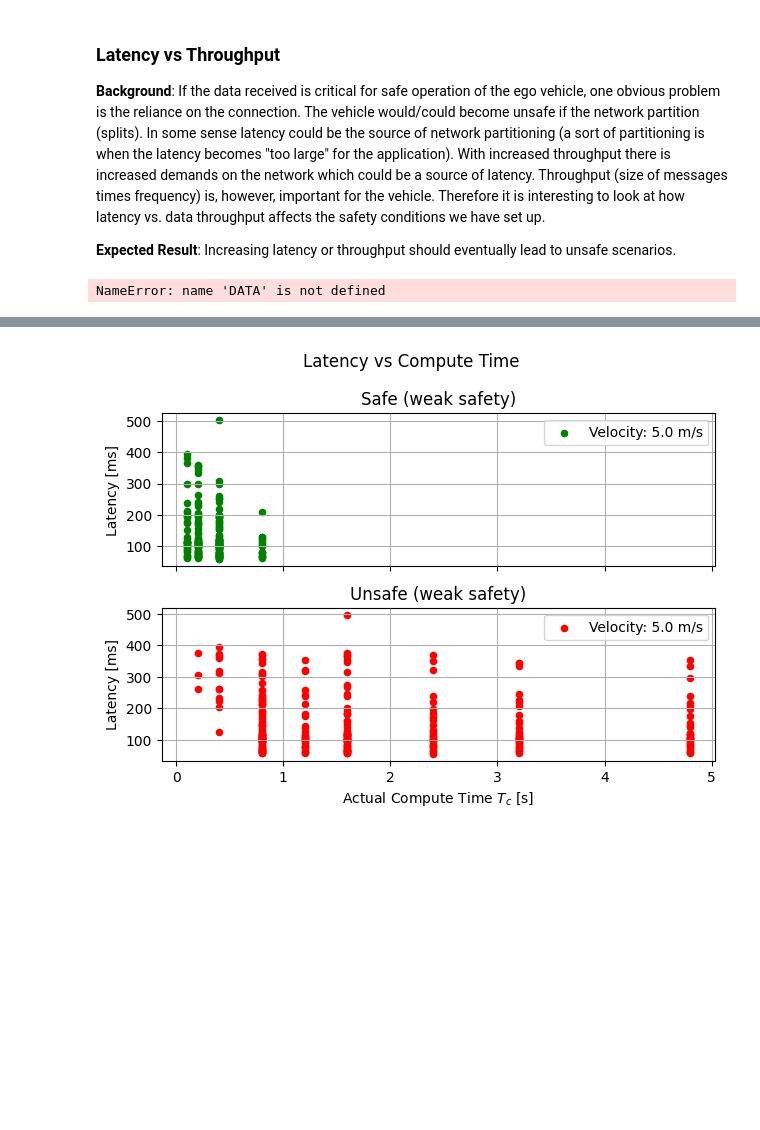
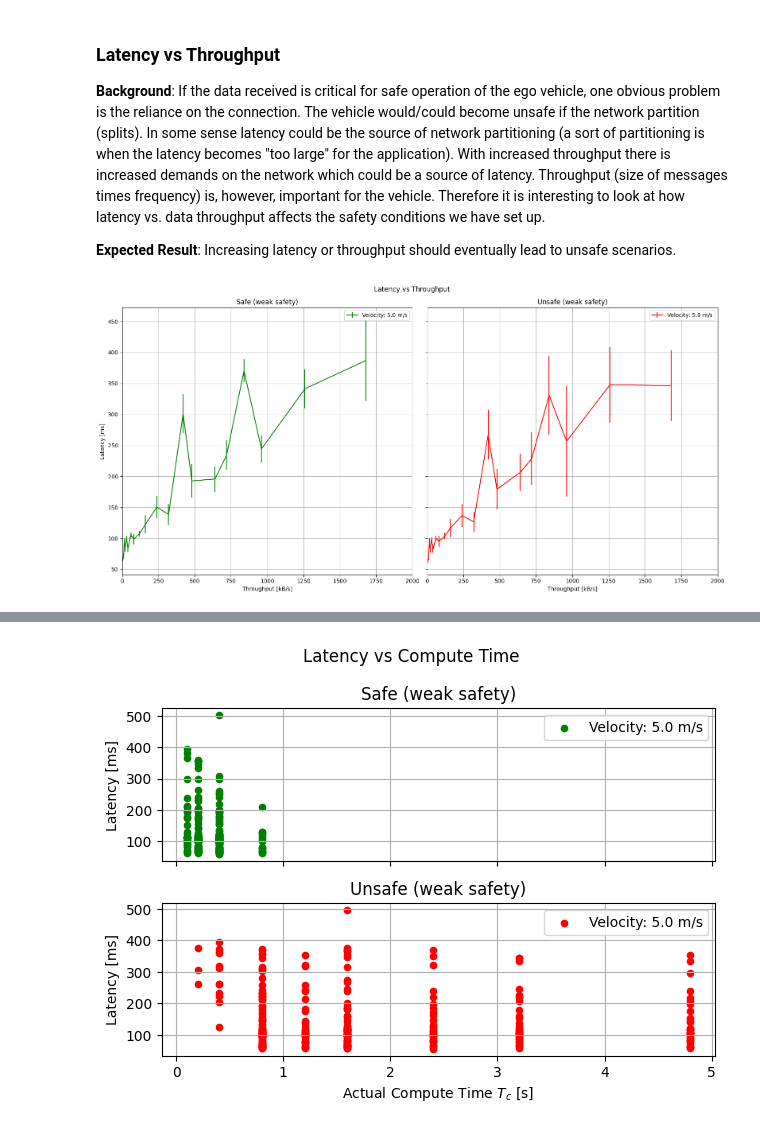
Before and after one commit to KTH-SML/kaarmu_svea, a Jupyter notebook: src/wp3_tests/notebooks/Decentralized Intelligence.ipynb, the cells around one changed output, grey strips where cells are left out. Drawn from its saved outputs; the diff is of its cells as text; code cells hidden in the pictures; blank space fills up the shorter version.

```diff
--- a/src/wp3_tests/notebooks/Decentralized Intelligence.ipynb
+++ b/src/wp3_tests/notebooks/Decentralized Intelligence.ipynb
@@ -361,35 +361,34 @@ def combine(df):
 
 df = (df.groupby(['targ_vel', 'safe', 'throughput'])
         .apply(combine)
         .droplevel(-1))
 
 # Create figure & axes
 fig, axs = plt.subplots(1, 2,
+                        sharey=True,
                         figsize=(16,8),
-                        sharey=True)
+                        layout='tight')
 
 # Draw plots
 for (vel, safe), g in df.groupby(level=[0, 1]):
     g = g.droplevel([0, 1])
 
     g.plot(ax=axs[0 if safe else 1],
            grid=True,
            y='avg',
            yerr='std',
            c='g' if safe else 'r',
-           label=f'Velocity: {v} m/s')
+           label=f'Velocity: {vel} m/s')
 
 fig.suptitle('Latency vs Throughput')
 axs[0].set_title(f'Safe ({CRITERION} safety)')
 axs[1].set_title(f'Unsafe ({CRITERION} safety)')
 for ax in axs:
     ax.set_ylabel('Latency [ms]')
     ax.set_xlabel('Throughput [kB/s]')
     ax.set_xlim([0, 2000])
     ax.legend()
 
-fig.set_tight_layout(True)
-
 None
 # %% [output]
-NameError: name 'DATA' is not defined
+[figure, added]
```
Also changed, not shown: parts of 18 cells of this notebook.
